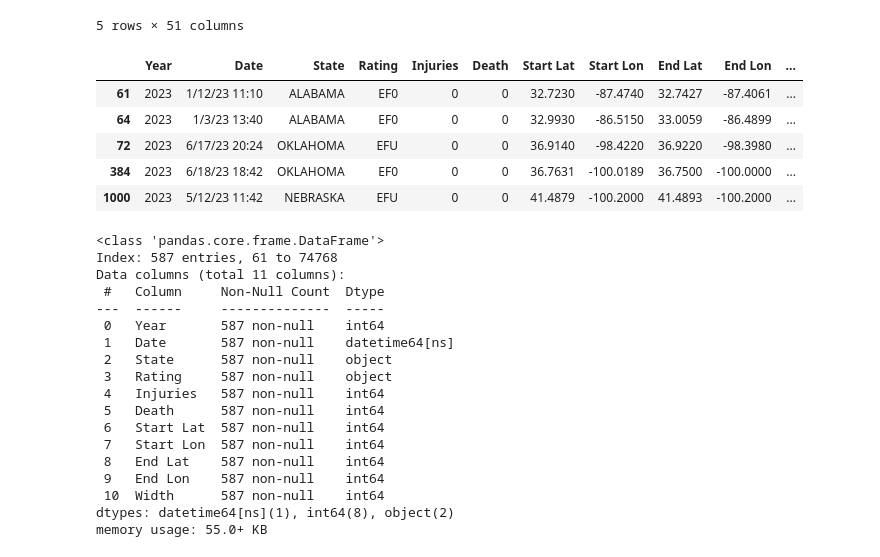
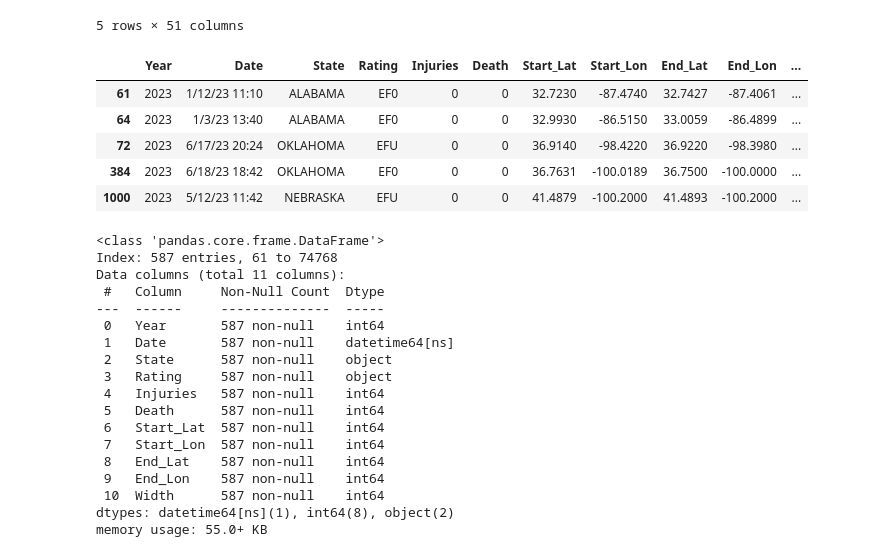
Before and after one commit to downleft/Tornado_alley, a Jupyter notebook: 2023_Tornado.ipynb, the cells around one changed output. Cells and saved outputs as stored; diff of their text form; code cells hidden in the pictures.

Commit message:
Changing the names on my dataframes to be able to read into sql

```diff
--- a/Cleaned_data/2023_Tornado.ipynb
+++ b/2023_Tornado.ipynb
@@ -71,29 +71,29 @@ tornado_df.head()
 # %%
 # Create a new DataFrame
 new_tornado_df = pd.DataFrame()
 
 # Changing the names of each column and arranging them
 column_names = {
     "YEAR": "Year",
     "BEGIN_DATE_TIME": "Date",
     "STATE": "State",
     "TOR_F_SCALE": "Rating",
     "INJURIES_DIRECT": "Injuries",
     "DEATHS_DIRECT": "Death",
-    "BEGIN_LAT": "Start Lat",
-    "BEGIN_LON": "Start Lon",
-    "END_LAT": "End Lat",
-    "END_LON": "End Lon",
+    "BEGIN_LAT": "Start_Lat",
+    "BEGIN_LON": "Start_Lon",
+    "END_LAT": "End_Lat",
+    "END_LON": "End_Lon",
     "TOR_WIDTH": "Width"
 }
 
 # Reorder columns and rename them
 new_tornado_df = tornado_df[column_names.keys()].rename(columns=column_names)
 
 # Display DataFrame
 new_tornado_df.head()
 # %% [output]
-|  | Year | Date | State | Rating | Injuries | Death | Start Lat | Start Lon | End Lat | End Lon | ... |
+|  | Year | Date | State | Rating | Injuries | Death | Start_Lat | Start_Lon | End_Lat | End_Lon | ... |
 | 61 | 2023 | 1/12/23 11:10 | ALABAMA | EF0 | 0 | 0 | 32.7230 | -87.4740 | 32.7427 | -87.4061 | ... |
 | 64 | 2023 | 1/3/23 13:40 | ALABAMA | EF0 | 0 | 0 | 32.9930 | -86.5150 | 33.0059 | -86.4899 | ... |
 | 72 | 2023 | 6/17/23 20:24 | OKLAHOMA | EFU | 0 | 0 | 36.9140 | -98.4220 | 36.9220 | -98.3980 | ... |
@@ -110,8 +110,8 @@ new_tornado_df["Date"] = new_tornado_df["Date"].dt.date
 new_tornado_df["Date"] = pd.to_datetime(new_tornado_df["Date"])
 
 # Convert latitude, longitude and Width columns to integer
-new_tornado_df[["Start Lat", "Start Lon", "End Lat", "End Lon", "Width"]] = \
-new_tornado_df[["Start Lat","Start Lon", "End Lat", "End Lon", "Width"]].astype("int")
+new_tornado_df[["Start_Lat", "Start_Lon", "End_Lat", "End_Lon", "Width"]] = \
+new_tornado_df[["Start_Lat","Start_Lon", "End_Lat", "End_Lon", "Width"]].astype("int")
 
 new_tornado_df.info()
 # %% [output]
@@ -126,10 +126,10 @@ Data columns (total 11 columns):
  3   Rating     587 non-null    object
  4   Injuries   587 non-null    int64
  5   Death      587 non-null    int64
- 6   Start Lat  587 non-null    int64
- 7   Start Lon  587 non-null    int64
- 8   End Lat    587 non-null    int64
- 9   End Lon    587 non-null    int64
+ 6   Start_Lat  587 non-null    int64
+ 7   Start_Lon  587 non-null    int64
+ 8   End_Lat    587 non-null    int64
+ 9   End_Lon    587 non-null    int64
  10  Width      587 non-null    int64
 dtypes: datetime64[ns](1), int64(8), object(2)
 memory usage: 55.0+ KB
```
Also changed, not shown: parts of 1 cell of this notebook, 3 other files.
